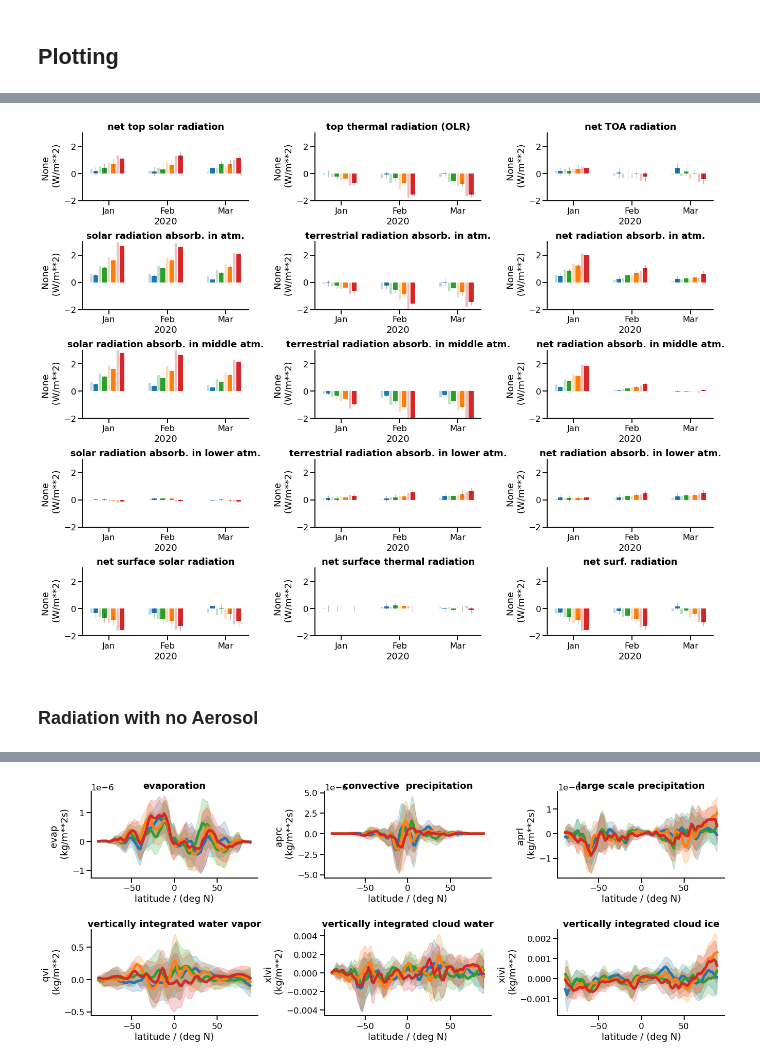
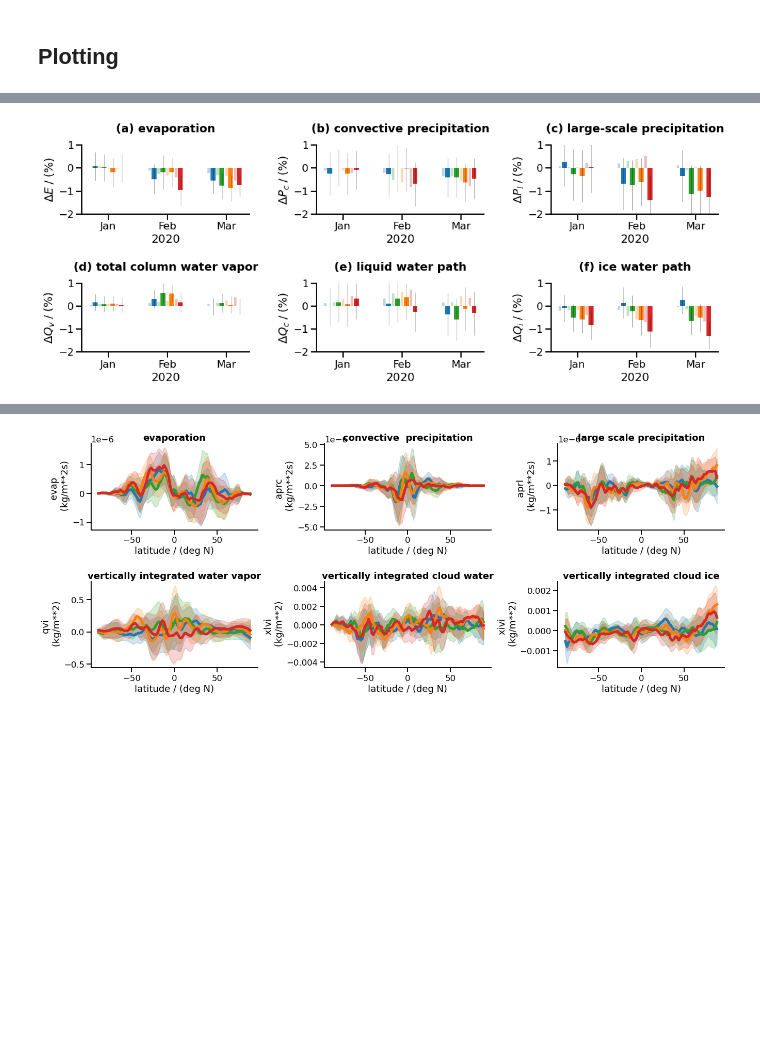
Before and after one commit to fsenf/nbook.2022-11_WiFi-AUS_Circ-Feedbacks, a Jupyter notebook: nbooks/06-Plot-HydroVars.ipynb, the cells around one changed output, grey strips where cells are left out. Cells and saved outputs as stored; diff of their text form; code cells hidden in the pictures; blank space fills up the shorter version.

```diff
--- a/nbooks/06-Plot-HydroVars.ipynb
+++ b/nbooks/06-Plot-HydroVars.ipynb
@@ -188,3 +65,7 @@ dset['F_sw_toa_noaer_clear']  = dset['sraf0'] - forcing['FSW_CLEAR_TOP']
+# %%
+input_dir = '/work/bb1262/work_archive/bm0834/data/wifi-aus/statistics/'
+
+dset = xr.open_dataset( f'{input_dir}/hydrovars-by-latitude.nc')
 # %% [markdown]
 ## Plotting
 # %% [markdown]
@@ -192,16 +72,0 @@ dset['F_sw_toa_noaer_clear']  = dset['sraf0'] - forcing['FSW_CLEAR_TOP']
-# %%
-fig, axs = plt.subplots( ncols = 3, nrows = 4, figsize = (22,14))
-plt.subplots_adjust( wspace = 0.4, hspace = 0.6)
-axs = axs.flatten()
-
-vlist = ['srad0', 'trad0', 'F_net_TOA',
-#          'F_sw_atm', 'F_lw_atm', 'F_net_atm',
-         'F_sw_MA', 'F_lw_MA', 'F_net_MA',
-         'F_sw_LA', 'F_lw_LA', 'F_net_LA',
-         'srads', 'trads', 'F_net_surf']
-
-for i in range(len(vlist)):
-    plt.sca(axs[i])
-    plot.plot_diff(dset[vlist[i]])
-
-plt.savefig('../pics4paper/radfluxes-by-latitude.jpg')
@@ -210,19 +73,22 @@ plt.savefig('../pics4paper/radfluxes-by-latitude.jpg')
 # %%
-fig, axs = plt.subplots( ncols = 3, nrows = 5, figsize = (22,18))
-plt.subplots_adjust( wspace = 0.4, hspace = 0.6)
+fig, axs = plt.subplots( ncols = 3, nrows = 2, figsize = (18,6))
+plt.subplots_adjust( wspace = 0.4, hspace = 1.)
 axs = axs.flatten()
 
-vlist = ['srad0', 'trad0', 'F_net_TOA',
-          'F_sw_atm', 'F_lw_atm', 'F_net_atm',
-         'F_sw_MA', 'F_lw_MA', 'F_net_MA',
-         'F_sw_LA', 'F_lw_LA', 'F_net_LA',
-         'srads', 'trads', 'F_net_surf']
+abc = string.ascii_lowercase
+
+vlist = ['evap', 'aprc', 'aprl', 'qvi', 'xlvi', 'xivi']
+labellist = ['E', 'P_c', 'P_l', 'Q_v', 'Q_c', 'Q_i']
+titlelist = ['evaporation', 'convective precipitation', 'large-scale precipitation',
+             'total column water vapor', 'liquid water path', 'ice water path']
 
 for i in range(len(vlist)):
     plt.sca(axs[i])
-    plot.plot_diff_ts(dset[vlist[i]], method = 'globalmean', style = 'bar', add_nudged = True)
-    axs[i].set_ylim(-2,3)
+    plot.plot_diff_ts(dset[vlist[i]], method = 'globalmean', style = 'bar', add_nudged = True, relative = True)
+    axs[i].set_ylabel('$\Delta %s\;/\;(%s)$' % (labellist[i], '\%'))
+
+    axs[i].set_title('(%s) %s' % (abc[i], titlelist[i]), fontweight = 'bold', pad = 20)
+    axs[i].set_ylim(-2,1)
+plt.savefig('../pics/hydro-vars.png', dpi = 600)
 # %% [output]
-[figure, old version]
+[figure, new version]
-# %% [markdown]
-### Radiation with no Aerosol
```
Also changed, not shown: parts of 47 cells of this notebook, 1 other file.
